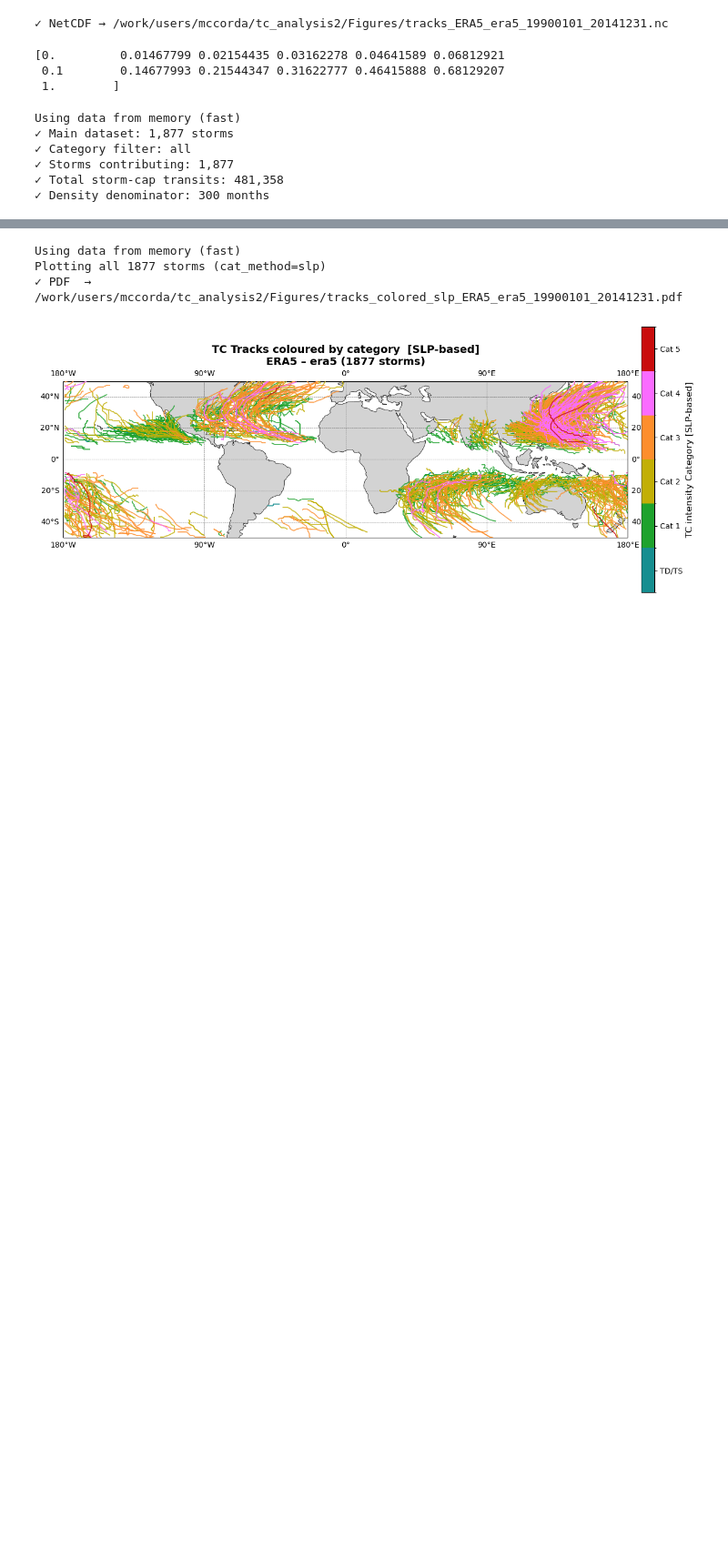
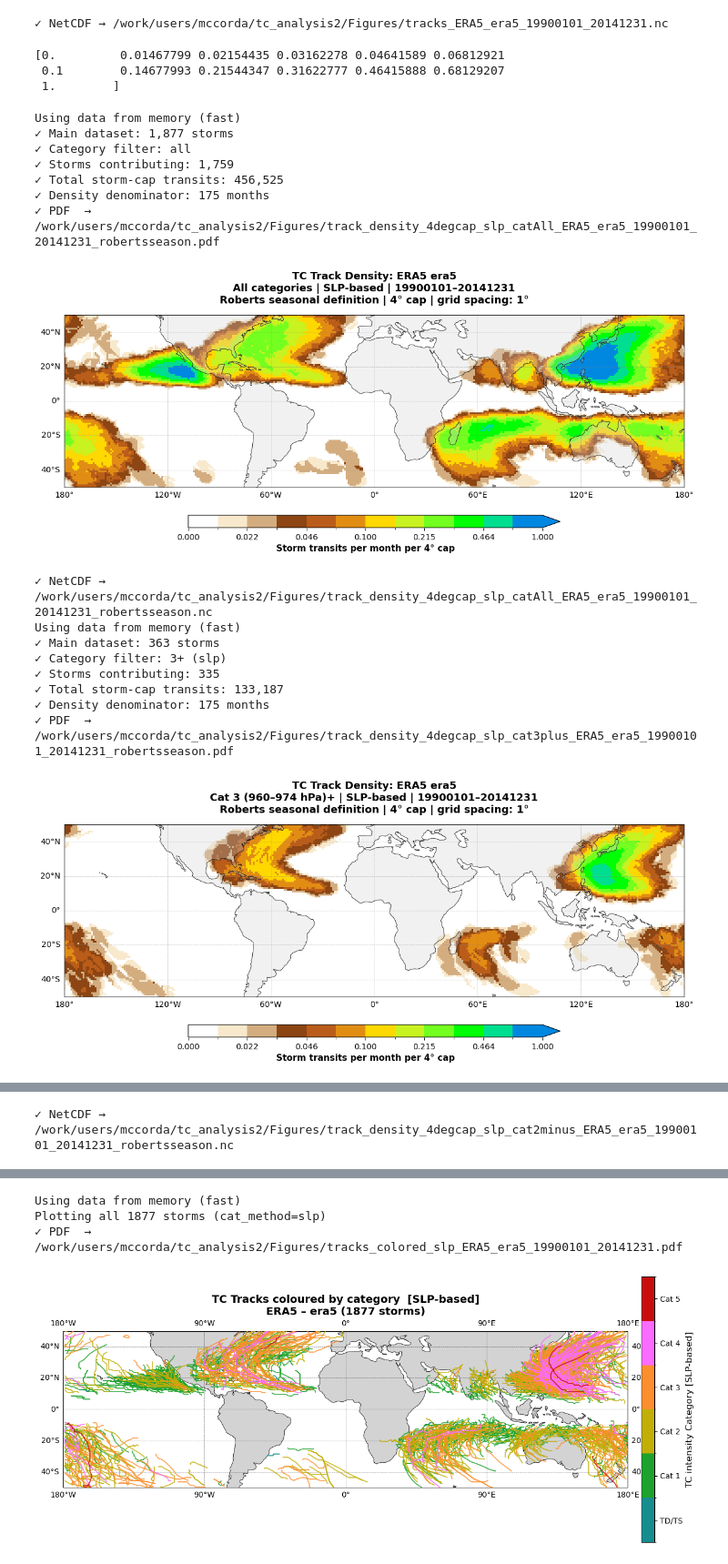
Before and after one commit to DestinE-Climate-DT/AQUA-diagnostics, a Jupyter notebook: frontier-diagnostics/tropical_cyclones/notebooks/tcs_era5_v5_monthly.ipynb, the cells around one changed output, grey strips where cells are left out. Shown at 91% size. Cells and saved outputs as stored; diff of their text form; code cells hidden in the pictures; blank space fills up the shorter version.

```diff
--- a/frontier-diagnostics/tropical_cyclones/notebooks/tcs_era5_v5_monthly.ipynb
+++ b/frontier-diagnostics/tropical_cyclones/notebooks/tcs_era5_v5_monthly.ipynb
@@ -263,39 +292,49 @@ print(fixed_boundaries)
 plot_track_density_4deg_cap(
     tc_data,
     config,
     grid_size=1,
     cap_radius=4,
     fixed_boundaries=fixed_boundaries,
-    #category='2-',
     cat_method='slp',
-    season='all'
+    season='roberts'
 )
 
 plot_track_density_4deg_cap(
     tc_data,
     config,
     grid_size=1,
     cap_radius=4,
+    category="3+",
     fixed_boundaries=fixed_boundaries,
-    category='3+',
     cat_method='slp',
-    season='all'
+    season='roberts' #all
 )
 
 plot_track_density_4deg_cap(
     tc_data,
     config,
     grid_size=1,
     cap_radius=4,
+    category="2-",
     fixed_boundaries=fixed_boundaries,
-    category='2-',
     cat_method='slp',
-    season='all'
+    season='roberts'
 )
 # %% [output]
 Using data from memory (fast)
 ✓ Main dataset: 1,877 storms
 ✓ Category filter: all
-✓ Storms contributing: 1,877
-✓ Total storm-cap transits: 481,358
-✓ Density denominator: 300 months
+✓ Storms contributing: 1,759
+✓ Total storm-cap transits: 456,525
+✓ Density denominator: 175 months
+✓ PDF  → /work/users/mccorda/tc_analysis2/Figures/track_density_4degcap_slp_catAll_ERA5_era5_19900101_20141231_robertsseason.pdf
+[figure, added]
+✓ NetCDF → /work/users/mccorda/tc_analysis2/Figures/track_density_4degcap_slp_catAll_ERA5_era5_19900101_20141231_robertsseason.nc
+Using data from memory (fast)
+✓ Main dataset: 363 storms
+✓ Category filter: 3+ (slp)
+✓ Storms contributing: 335
+✓ Total storm-cap transits: 133,187
+✓ Density denominator: 175 months
+✓ PDF  → /work/users/mccorda/tc_analysis2/Figures/track_density_4degcap_slp_cat3plus_ERA5_era5_19900101_20141231_robertsseason.pdf
+[figure, added]
@@ -301,0 +350 @@ Using data from memory (fast)
+✓ NetCDF → /work/users/mccorda/tc_analysis2/Figures/track_density_4degcap_slp_cat2minus_ERA5_era5_19900101_20141231_robertsseason.nc
```
Also changed, not shown: parts of 4 cells of this notebook, 5 other files.
